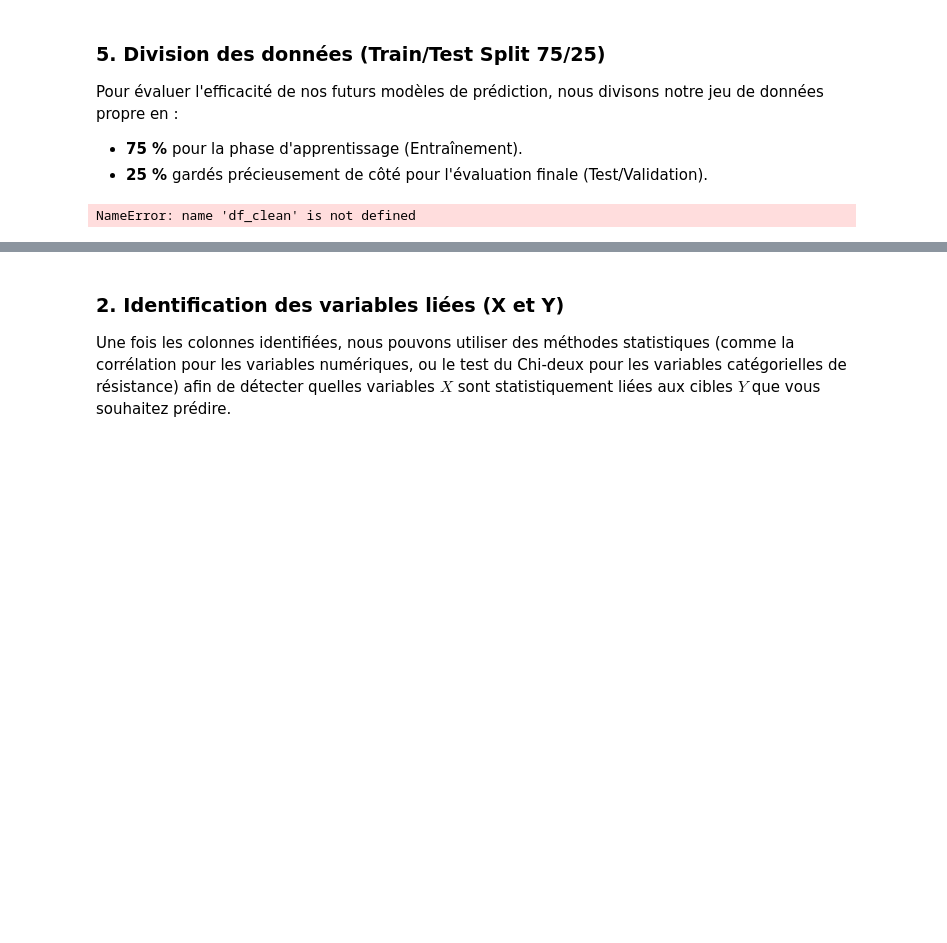
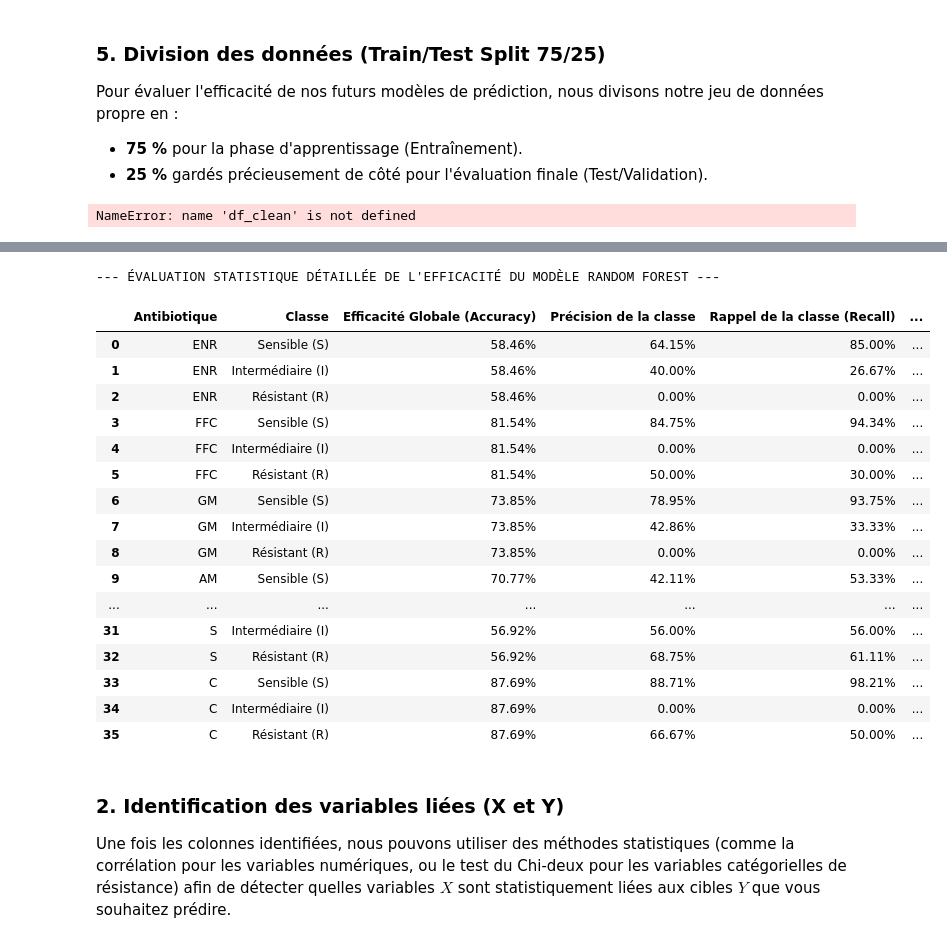
Before and after one commit to manelsg22/microbiologie, a Jupyter notebook: manelsg.ipynb, the cells around one changed output, grey strips where cells are left out. Cells and saved outputs as stored; diff of their text form; code cells hidden in the pictures; blank space fills up the shorter version.

```diff
--- a/manelsg.ipynb
+++ b/manelsg.ipynb
@@ -150,3 +529,64 @@ NameError: name 'df_clean' is not defined
+# %%
+import pandas as pd
+from sklearn.metrics import classification_report, accuracy_score
+
+evaluation_records = []
+
+print("--- ÉVALUATION STATISTIQUE DÉTAILLÉE DE L'EFFICACITÉ DU MODÈLE RANDOM FOREST ---\n")
+
+for col in Y_test.columns:
+    test_mask = Y_test[col].notna()
+    if test_mask.sum() == 0:
+        continue
+
+    # Récupérer y_real et y_predicted pour l'antibiotique courant
+    y_real = Y_test[col][test_mask]
+    pipeline = models[col]
+    y_predicted = pipeline.predict(X_test[test_mask])
+
+    # Calcul de la précision globale
+    acc = accuracy_score(y_real, y_predicted)
+
+    # Générer le rapport de classification détaillé
+    report = classification_report(y_real, y_predicted, output_dict=True, zero_division=0)
+
+    # Extraction des performances pour chaque classe (S, I, R)
+    for label in ['S', 'I', 'R']:
+        if label in report:
+            evaluation_records.append({
+                'Antibiotique': col,
+                'Classe': f"Sensible (S)" if label == 'S' else "Intermédiaire (I)" if label == 'I' else "Résistant (R)",
+                'Efficacité Globale (Accuracy)': f"{acc:.2%}",
+                'Précision de la classe': f"{report[label]['precision']:.2%}",
+                'Rappel de la classe (Recall)': f"{report[label]['recall']:.2%}",
+                'F1-Score de la classe': f"{report[label]['f1-score']:.2%}",
+                'Nombre de cas testés (Support)': int(report[label]['support'])
+            })
+
+# Conversion en DataFrame pour un affichage propre et structuré
+df_eval = pd.DataFrame(evaluation_records)
+
+# Affichage du tableau de décision d'efficacité
+display(df_eval)
+# %% [output]
+--- ÉVALUATION STATISTIQUE DÉTAILLÉE DE L'EFFICACITÉ DU MODÈLE RANDOM FOREST ---
+|  | Antibiotique | Classe | Efficacité Globale (Accuracy) | Précision de la classe | Rappel de la classe (Recall) | ... |
+| 0 | ENR | Sensible (S) | 58.46% | 64.15% | 85.00% | ... |
+| 1 | ENR | Intermédiaire (I) | 58.46% | 40.00% | 26.67% | ... |
+| 2 | ENR | Résistant (R) | 58.46% | 0.00% | 0.00% | ... |
+| 3 | FFC | Sensible (S) | 81.54% | 84.75% | 94.34% | ... |
+| 4 | FFC | Intermédiaire (I) | 81.54% | 0.00% | 0.00% | ... |
+| 5 | FFC | Résistant (R) | 81.54% | 50.00% | 30.00% | ... |
+| 6 | GM | Sensible (S) | 73.85% | 78.95% | 93.75% | ... |
+| 7 | GM | Intermédiaire (I) | 73.85% | 42.86% | 33.33% | ... |
+| 8 | GM | Résistant (R) | 73.85% | 0.00% | 0.00% | ... |
+| 9 | AM | Sensible (S) | 70.77% | 42.11% | 53.33% | ... |
+| ... | ... | ... | ... | ... | ... | ... |
+| 31 | S | Intermédiaire (I) | 56.92% | 56.00% | 56.00% | ... |
+| 32 | S | Résistant (R) | 56.92% | 68.75% | 61.11% | ... |
+| 33 | C | Sensible (S) | 87.69% | 88.71% | 98.21% | ... |
+| 34 | C | Intermédiaire (I) | 87.69% | 0.00% | 0.00% | ... |
+| 35 | C | Résistant (R) | 87.69% | 66.67% | 50.00% | ... |
 # %% [markdown]
 ### 2. Identification des variables liées (X et Y)
 Une fois les colonnes identifiées, nous pouvons utiliser des méthodes statistiques (comme la corrélation pour les variables numériques, ou le test du Chi-deux pour les variables catégorielles de résistance) afin de détecter quelles variables $X$ sont statistiquement liées aux cibles $Y$ que vous souhaitez prédire.
```
Also changed, not shown: parts of 14 cells of this notebook.
